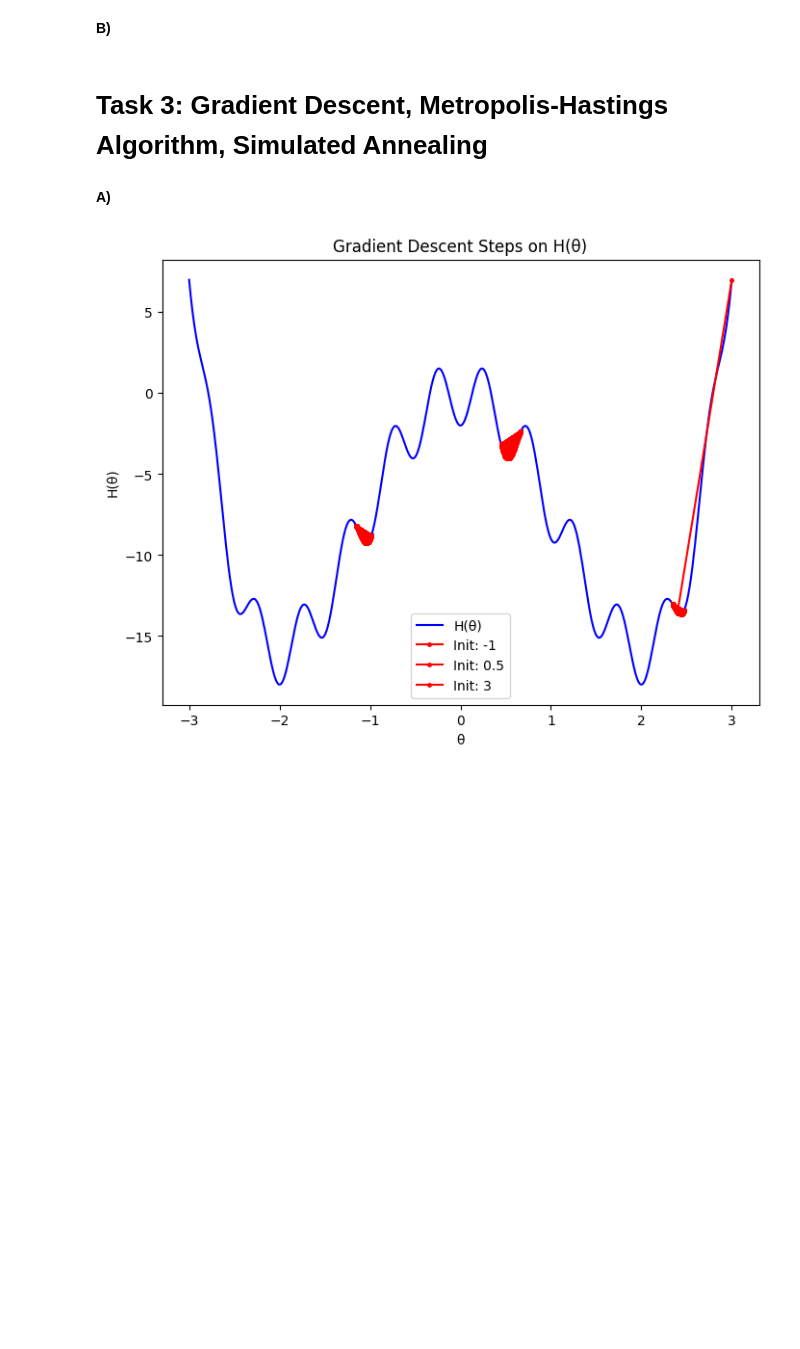
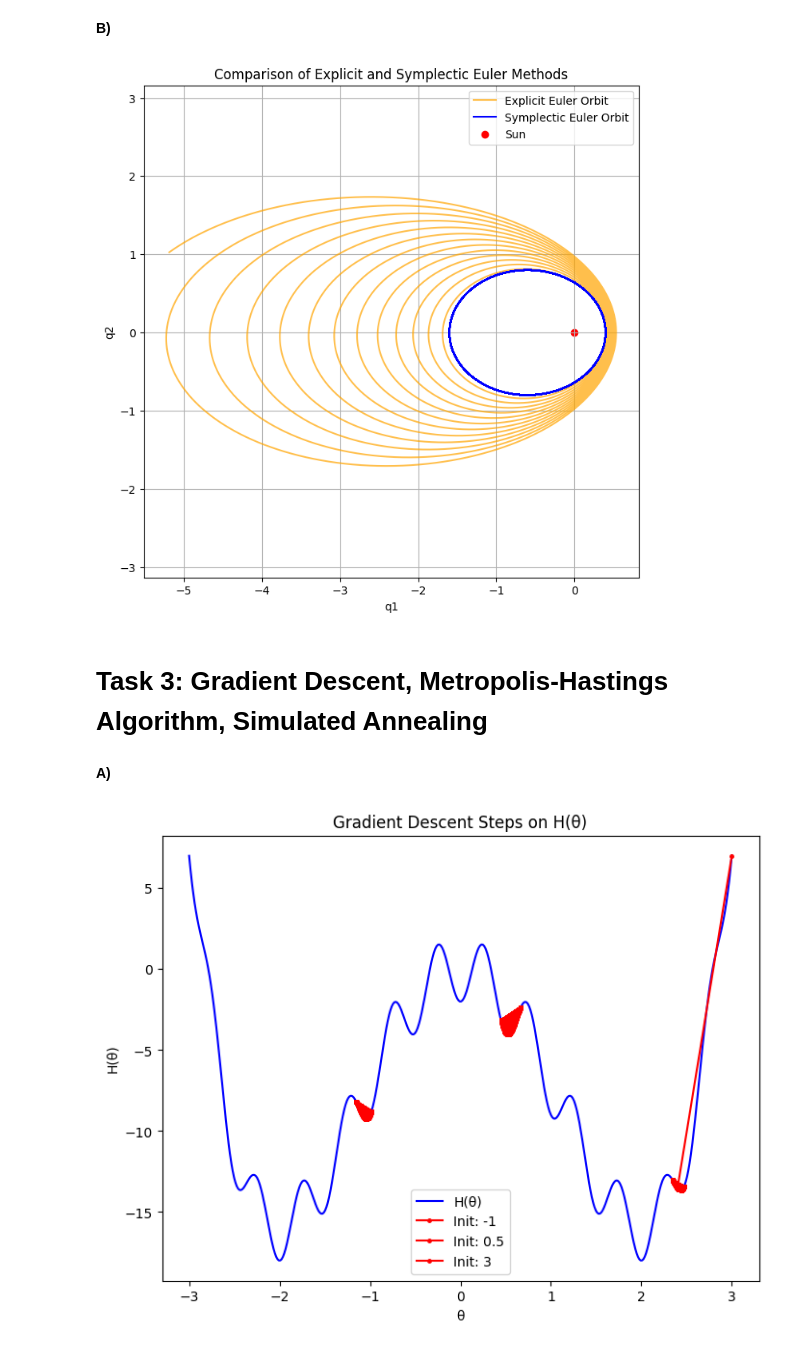
Before and after one commit to wcmelby/wcm_Phys129L_section, a Jupyter notebook: Section_9/Section9A.ipynb, the cells around one changed output. Cells and saved outputs as stored; diff of their text form; code cells hidden in the pictures; blank space fills up the shorter version.

```diff
--- a/Section_9/Section9A.ipynb
+++ b/Section_9/Section9A.ipynb
@@ -94,5 +141,62 @@ Stefan-Boltzmann constant (quad):       5.662703503454045e-08 W/(m^2 K^4)
 # %% [markdown]
 **B)**
+# %%
+# Given parameters
+e = 0.6   # Eccentricity
+Tf = 200  # Final time
+N_explicit = 100000  # Number of steps for explicit Euler
+N_symplectic = 400000  # Number of steps for symplectic Euler
+dt_explicit = Tf / N_explicit  # Time step for explicit Euler
+dt_symplectic = Tf / N_symplectic  # Time step for symplectic Euler
+
+# Initialize arrays for explicit Euler
+q_explicit = np.zeros((N_explicit, 2))
+p_explicit = np.zeros((N_explicit, 2))
+
+# Initial conditions for explicit Euler
+q_explicit[0, 0] = 1 - e  # q1(0)
+q_explicit[0, 1] = 0       # q2(0)
+p_explicit[0, 0] = 0       # p1(0)
+p_explicit[0, 1] = np.sqrt((1 + e) / (1 - e))  # p2(0)
+
+# Explicit Euler integration loop
+for n in range(N_explicit - 1):
+    r = np.sqrt(q_explicit[n, 0]**2 + q_explicit[n, 1]**2)
+    acc = -q_explicit[n] / r**3
+    p_explicit[n + 1] = p_explicit[n] + dt_explicit * acc
+    q_explicit[n + 1] = q_explicit[n] + dt_explicit * p_explicit[n]
+
+# Initialize arrays for symplectic Euler
+q_symplectic = np.zeros((N_symplectic, 2))
+p_symplectic = np.zeros((N_symplectic, 2))
+
+# Initial conditions for symplectic Euler
+q_symplectic[0, 0] = 1 - e  # q1(0)
+q_symplectic[0, 1] = 0       # q2(0)
+p_symplectic[0, 0] = 0       # p1(0)
+p_symplectic[0, 1] = np.sqrt((1 + e) / (1 - e))  # p2(0)
+
+# Symplectic Euler integration loop
+for n in range(N_symplectic - 1):
+    r = np.sqrt(q_symplectic[n, 0]**2 + q_symplectic[n, 1]**2)
+    acc = -q_symplectic[n] / r**3
+    p_symplectic[n + 1] = p_symplectic[n] + dt_symplectic * acc
+    q_symplectic[n + 1] = q_symplectic[n] + dt_symplectic * p_symplectic[n + 1]
+
+# Plot the orbits
+plt.figure(figsize=(8, 8))
+plt.plot(q_explicit[:, 0], q_explicit[:, 1], label="Explicit Euler Orbit", color='orange', alpha=0.7)
+plt.plot(q_symplectic[:, 0], q_symplectic[:, 1], label="Symplectic Euler Orbit", color='blue')
+plt.scatter([0], [0], color='red', marker='o', label="Sun")
+plt.xlabel("q1")
+plt.ylabel("q2")
+plt.title("Comparison of Explicit and Symplectic Euler Methods")
+plt.legend()
+plt.axis('equal')
+plt.grid()
+plt.show()
+# %% [output]
+[figure, added]
 # %% [markdown]
 # Task 3: Gradient Descent, Metropolis-Hastings Algorithm, Simulated Annealing
 # %% [markdown]
```
Also changed, not shown: parts of 2 cells of this notebook, 9 other files.
